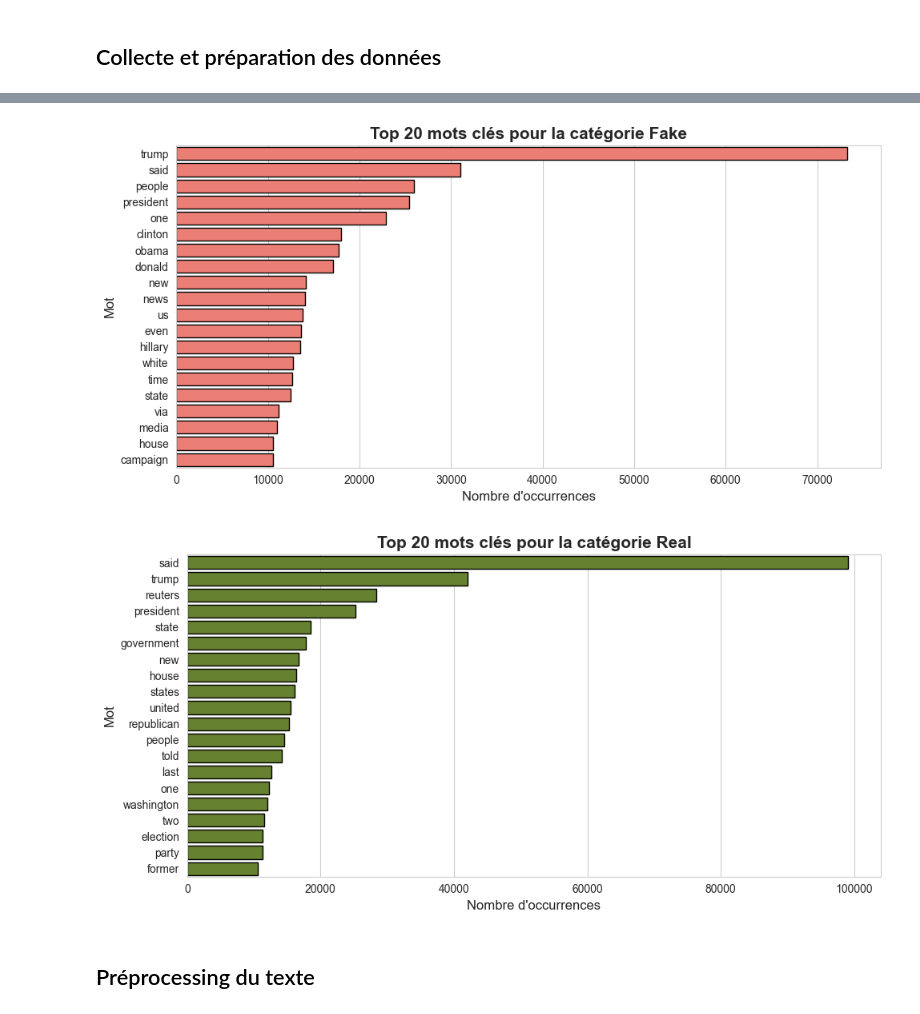
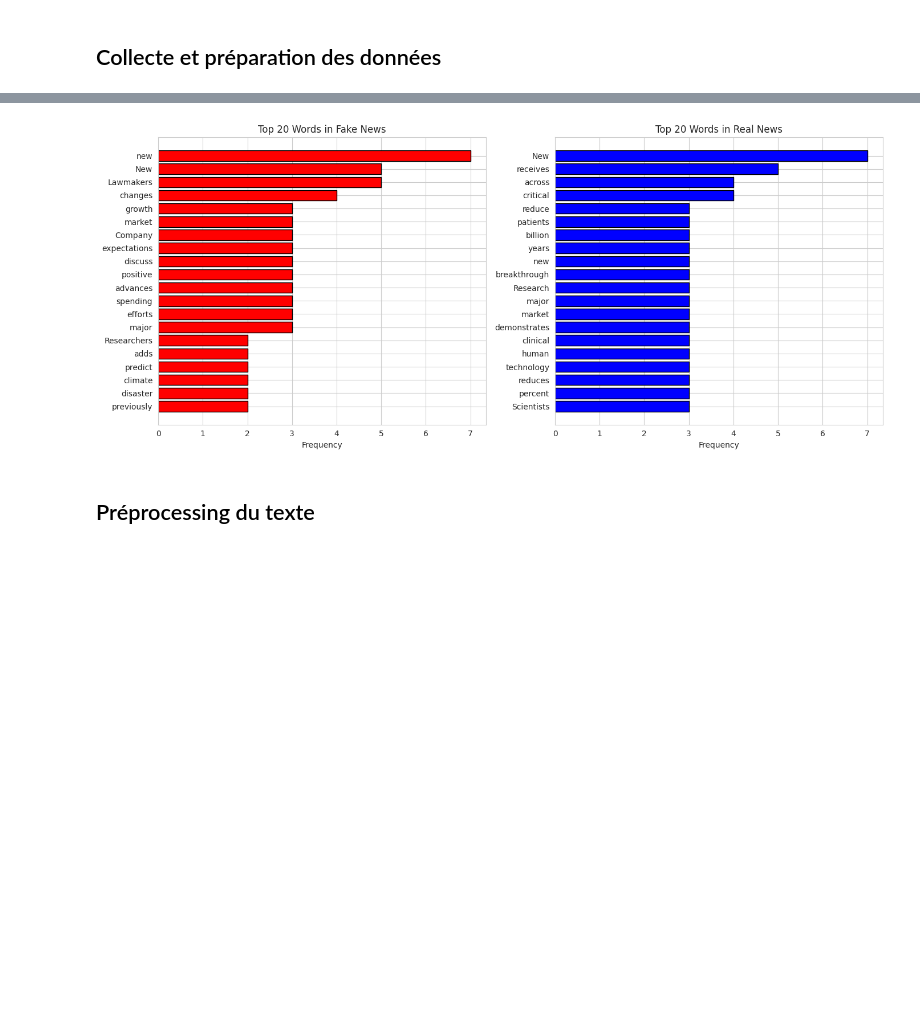
Before and after one commit to davidamouzou/Fake_news, a Jupyter notebook: notebooks/01_exploration.ipynb, the cells around one changed output, grey strips where cells are left out. Saved outputs shown, nothing was run; the diff lists cells and outputs as text; code cells hidden in the pictures; blank space fills up the shorter version.

```diff
--- a/notebooks/01_exploration.ipynb
+++ b/notebooks/01_exploration.ipynb
@@ -171,22 +91,47 @@ top_real = get_top_words(real_texts, 20)
-# %%
-# Visualisation des 20 mots clés par catégorie avec un barplot
-
-def plot_top_keywords_by_label(top_words, label, color):
-    words, counts = zip(*top_words)
-    plt.figure(figsize=(10, 5))
-    sns.barplot(x=list(counts), y=list(words), color=color, edgecolor='black')
-    plt.title(f"Top 20 mots clés pour la catégorie {label}", fontsize=15, fontweight='bold')
-    plt.xlabel("Nombre d'occurrences", fontsize=12)
-    plt.ylabel("Mot", fontsize=12)
-    plt.tight_layout()
-    plt.show()
-
-# Afficher pour Fake
-plot_top_keywords_by_label(top_fake, "Fake", "#FF6F61")
-# Afficher pour Real
-plot_top_keywords_by_label(top_real, "Real", "#6B8E23")
-# %% [output]
-[figure, removed]
-[figure, removed]
+# %%
+# Definde a function to preprocess text
+def preprocess_text(text):
+    # Tokenize the text
+    tokens = nltk.word_tokenize(text)
+    # Remove stop words and punctuation
+    stop_words = set(nltk.corpus.stopwords.words('english'))
+    tokens = [word for word in tokens if word.isalpha() and word.lower() not in stop_words]
+    return tokens
+# %%
+# Tokenize the text in the combined dataframe
+df["tokens"] = df["text"].apply(preprocess_text)
+
+# Separate tokens by label
+fake_tokens = df[df["label"] == 0]["tokens"]
+real_tokens = df[df["label"] == 1]["tokens"]
+
+# Get the most common words
+fake_words = Counter([word for tokens in fake_tokens for word in tokens])
+real_words = Counter([word for tokens in real_tokens for word in tokens])
+
+# Visualize the most common words
+fig, axes = plt.subplots(1, 2, figsize=(14, 6))
+
+fake_top_words = fake_words.most_common(20)
+real_top_words = real_words.most_common(20)
+
+# Plot fake news top words
+fake_words_df = pd.DataFrame(fake_top_words, columns=['word', 'count'])
+axes[0].barh(fake_words_df['word'], fake_words_df['count'], color='red', edgecolor='black')
+axes[0].set_title('Top 20 Words in Fake News')
+axes[0].set_xlabel('Frequency')
+axes[0].invert_yaxis()
+
+# Plot real news top words
+real_words_df = pd.DataFrame(real_top_words, columns=['word', 'count'])
+axes[1].barh(real_words_df['word'], real_words_df['count'], color='blue', edgecolor='black')
+axes[1].set_title('Top 20 Words in Real News')
+axes[1].set_xlabel('Frequency')
+axes[1].invert_yaxis()
+
+plt.tight_layout()
+plt.show()
+# %% [output]
+[figure, added]
 # %% [markdown]
 ## Préprocessing du texte
```
Also changed, not shown: parts of 16 cells of this notebook, 4 other files.
